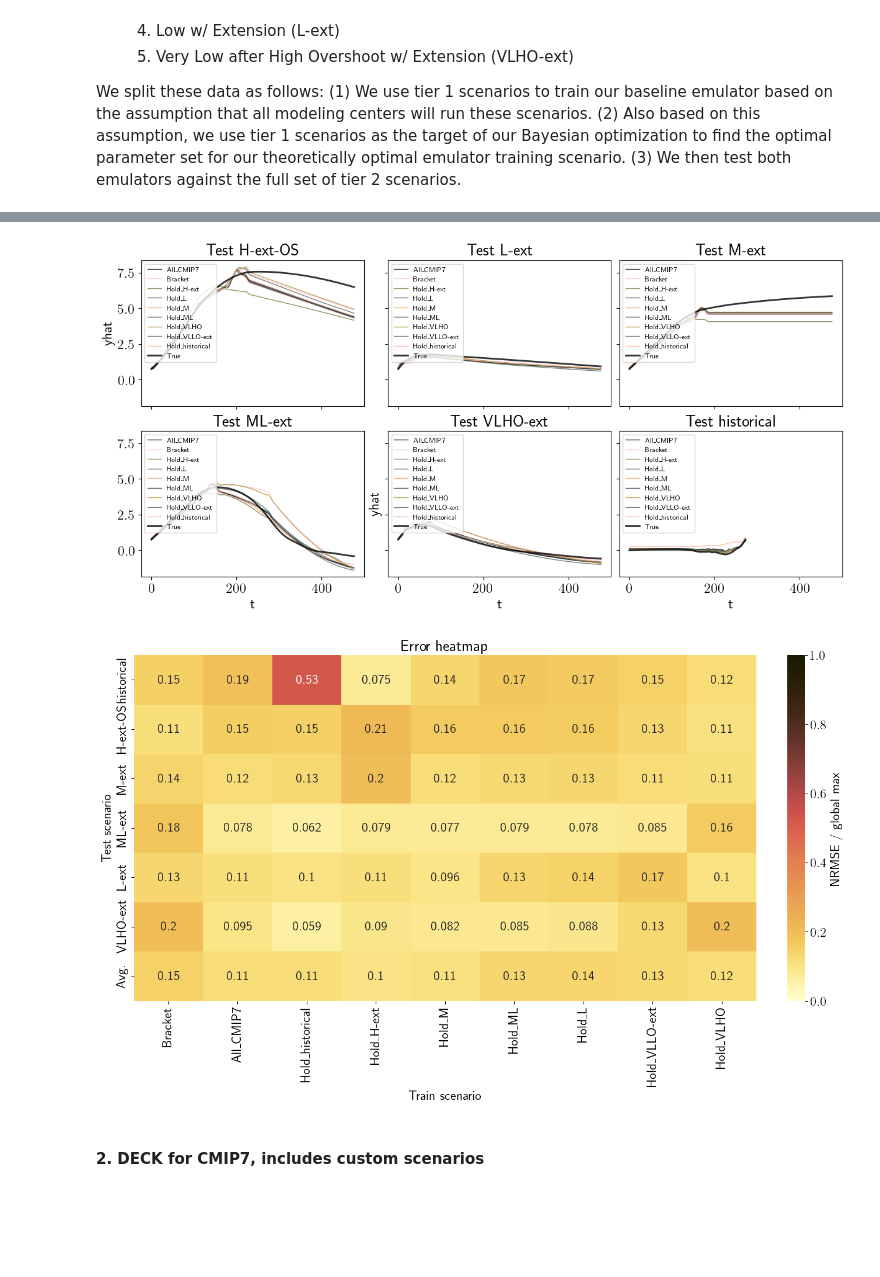
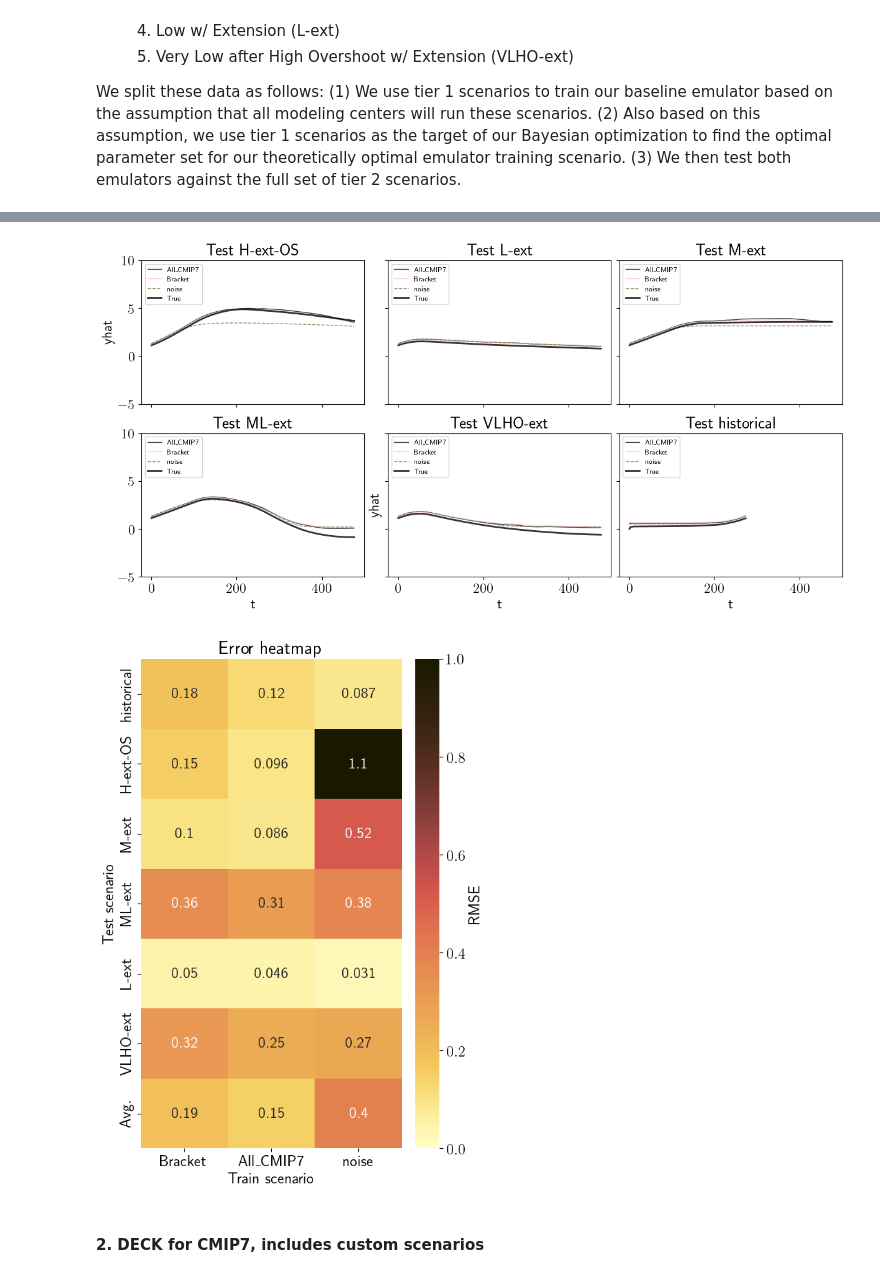
Before and after one commit to cbwomack/Emulator_Training_Data, a Jupyter notebook: generate_data.ipynb, the cells around one changed output, grey strips where cells are left out. Saved outputs shown, nothing was run; the diff lists cells and outputs as text; code cells hidden in the pictures; blank space fills up the shorter version.

```diff
--- a/generate_data.ipynb
+++ b/generate_data.ipynb
@@ -58,6 +84,6 @@ We split these data as follows: (1) We use tier 1 scenarios to train our baselin
 # %%
 # Generate tier 1 and tier 2 scenarios
-agents = ['CO2','CH4','N2O','Sulfur','BC']
+agents = ['CO2']#,'CH4','N2O','Sulfur','BC']
 emis_dict_tier1, emis_dict_tier2 = run_fair.load_scenarioMIP_CMIP7(agents)
 scenarios_tier1, scenarios_tier2 = list(emis_dict_tier1.keys()), list(emis_dict_tier2.keys())
 # %%
@@ -71,6 +97,6 @@ run_fair.plot_emissions(emis_dict_tier2, agent, 'ScenarioMIP tier 2')
 # %%
 # Run FaIR for each scenario to get temperature change
-delT_dict_tier1 = run_fair.get_cmip7_delT(emis_dict_tier1, scenarios_tier1, agents)
-delT_dict_tier2 = run_fair.get_cmip7_delT(emis_dict_tier2, scenarios_tier2, agents)
+delT_dict_tier1 = run_fair.get_delT(emis_dict_tier1, scenarios_tier1, agents, MIP='ScenarioMIP_tier1')
+delT_dict_tier2 = run_fair.get_delT(emis_dict_tier2, scenarios_tier2, agents, MIP='ScenarioMIP_tier2')
 # %%
 # Plot temperature change (optional)
@@ -82,11 +108,18 @@ run_fair.plot_cmip7_delT(delT_dict_tier2, scenarios_tier2, 'ScenarioMIP tier 2')
 # %%
-# Create MLP and evaluate on tier 2 experiments (training on individual scenarios)
 series_tier1, series_tier2 = [], []
 for scen in scenarios_tier1:
-  series_tier1.append((emis_dict_tier1[scen], delT_dict_tier1[scen]))
+  if scen != 'historical':
+    needs_history = True
+  else:
+    needs_history = False
+  series_tier1.append((emis_dict_tier1[scen], delT_dict_tier1[scen], needs_history))
 for scen in scenarios_tier2:
-  series_tier2.append((emis_dict_tier2[scen], delT_dict_tier2[scen]))
+  if scen != 'historical':
+    needs_history = True
+  else:
+    needs_history = False
+  series_tier2.append((emis_dict_tier2[scen], delT_dict_tier2[scen], needs_history))
 
-error_dict_single, yhat_dict_single = utils_MLP.evaluate_trainsets_vs_tests_with_history(scenarios_tier1, series_tier1, scenarios_tier2, series_tier2, agents, n_lags=10, random_state=0)
+#error_dict_single, yhat_dict_single = utils_MLP.evaluate_trainsets_vs_tests_with_history(scenarios_tier1, series_tier1, scenarios_tier2, series_tier2, agents, n_lags=150, random_state=0)
 # %%
 # Plot predictions (optional)
@@ -101,25 +320,21 @@ utils_MLP.plot_error_heatmap(error_dict_single, scenarios_tier1, scenarios_tier2
 # %%
-# Create MLP and evaluate on tier 2 experiments (training on multiple scenarios)
+# Create LSTM and evaluate on tier 2 experiments (training on multiple scenarios)
 training_groups = {'Bracket':['H-ext','VLLO-ext']}
 training_groups['All_CMIP7'] = scenarios_tier1.copy()
+training_groups['noise'] = scenarios_opt.copy()
 
-for scen in scenarios_tier1:
-  key = f'Hold_{scen}'
-  value = [tag for tag in scenarios_tier1 if tag != scen]
-  training_groups[key] = value
+scenarios_tier1 += ['noise']
+series_tier1.append((emis_dict_opt['noise'], delT_dict_opt['noise'], False))
 
-error_dict_multi, yhat_dict_multi = utils_MLP.evaluate_trainsets_vs_tests_with_history(scenarios_tier1, series_tier1, scenarios_tier2, series_tier2, training_groups=training_groups, n_lags=10, random_state=0)
+error_dict_tier1_tier2_multi, yhat_dict_tier1_tier2_multi = utils_ML.evaluate_LSTM(scenarios_tier1, series_tier1, scenarios_tier2, series_tier2, agents, training_groups=training_groups, n_lags=0, lstm_size=16, dense_size=32, dropout_rate=0.1, l2_penalty=0.001)
-# %%
-# Plot predictions (optional)
-utils_MLP.plot_yhats_grid(error_dict_multi, yhat_dict_multi, delT_dict_tier2)
-# %% [output]
-[figure, removed]
 # %%
-# Plot error heatmap (optional)
+# Plot predictions and error heatmap (optional)
 scenarios_train_multi = list(training_groups.keys())
-utils_MLP.plot_error_heatmap(error_dict_multi, scenarios_train_multi, scenarios_tier2)
+utils_ML.plot_yhats_grid(error_dict_tier1_tier2_multi, yhat_dict_tier1_tier2_multi, delT_dict_tier2)
+utils_ML.plot_error_heatmap(error_dict_tier1_tier2_multi, scenarios_train_multi, scenarios_tier2)
 # %% [output]
-[figure, old version]
+[figure, new version]
+[figure, added]
 # %% [markdown]
 #### 2. DECK for CMIP7, includes custom scenarios
 # %%
```
Also changed, not shown: parts of 33 cells of this notebook, 20 other files.
